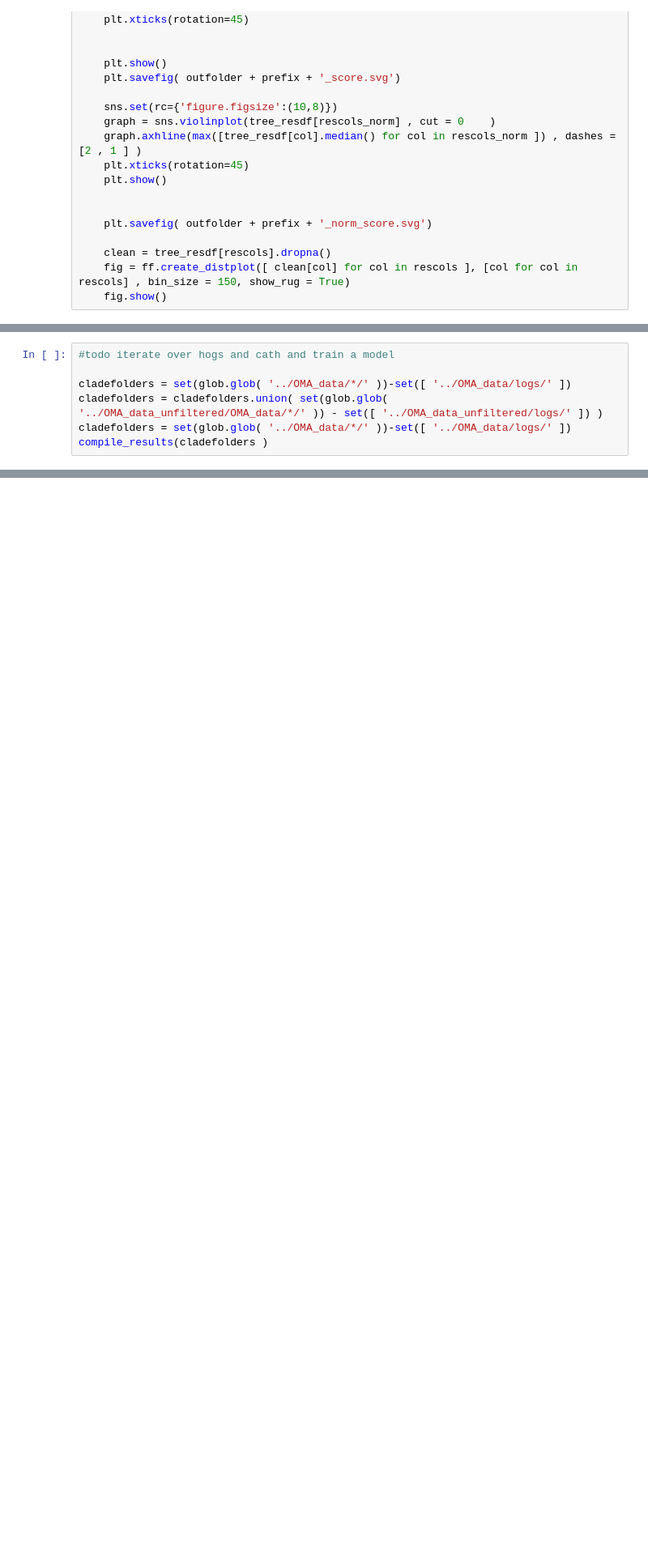
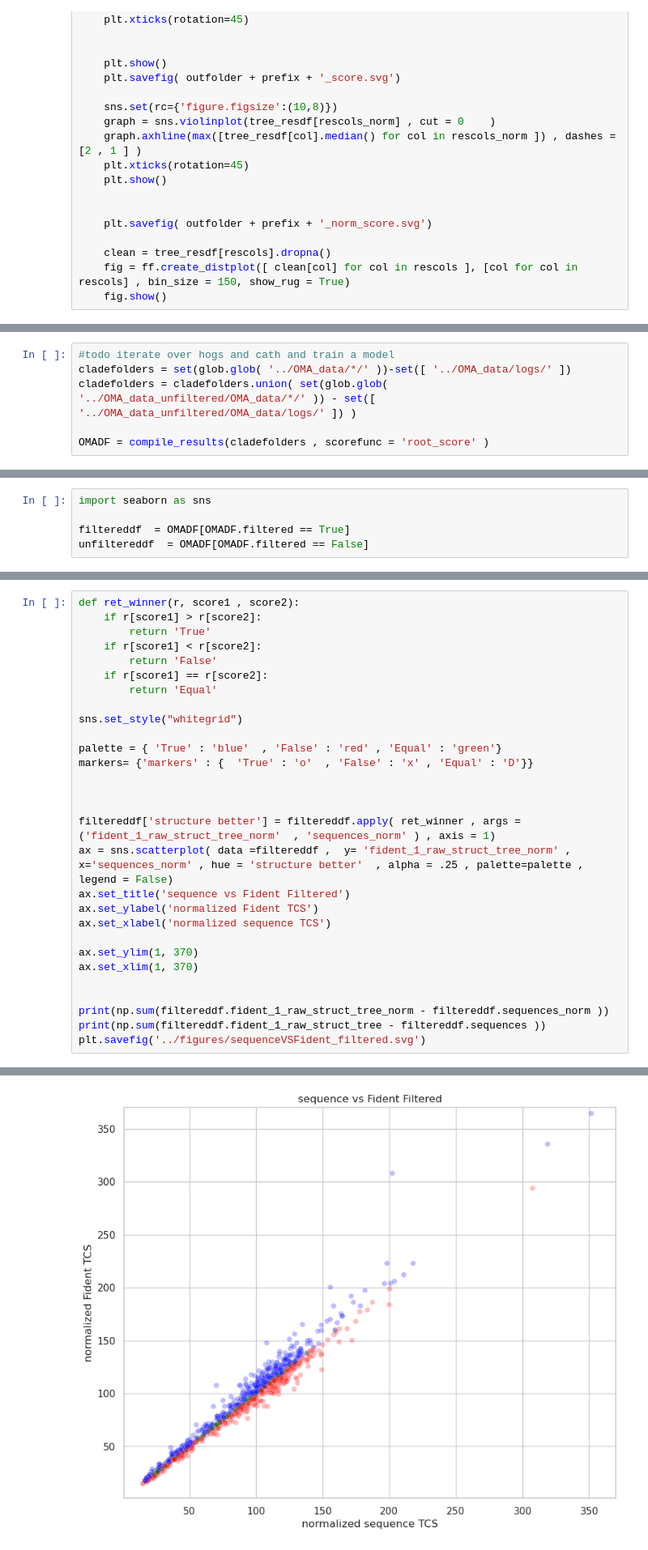
Before and after one commit to DessimozLab/fold_tree, a Jupyter notebook: notebooks/compare_treesets.ipynb, the cells around one changed output, grey strips where cells are left out. Shown: that part at 81% size. Cells and saved outputs as stored; diff of their text form; blank space fills up the shorter version.

```diff
--- a/notebooks/compare_treesets.ipynb
+++ b/notebooks/compare_treesets.ipynb
@@ -85,7 +85,6 @@ compile_results(cladefolders )
 # %%
 #todo iterate over hogs and cath and train a model
+cladefolders = set(glob.glob( '../OMA_data/*/' ))-set([ '../OMA_data/logs/' ])
+cladefolders = cladefolders.union( set(glob.glob( '../OMA_data_unfiltered/OMA_data/*/' )) - set([ '../OMA_data_unfiltered/OMA_data/logs/' ]) )
 
-cladefolders = set(glob.glob( '../OMA_data/*/' ))-set([ '../OMA_data/logs/' ])
-cladefolders = cladefolders.union( set(glob.glob( '../OMA_data_unfiltered/OMA_data/*/' )) - set([ '../OMA_data_unfiltered/logs/' ]) )
-cladefolders = set(glob.glob( '../OMA_data/*/' ))-set([ '../OMA_data/logs/' ])
-compile_results(cladefolders )
+OMADF = compile_results(cladefolders , scorefunc = 'root_score' )
@@ -126,0 +95,5 @@ nseqs != nstructs ../OMA_data/Bacteria/HOG142/
+# %%
+import seaborn as sns
+
+filtereddf  = OMADF[OMADF.filtered == True]
+unfiltereddf  = OMADF[OMADF.filtered == False]
@@ -126,0 +104,30 @@ nseqs != nstructs ../OMA_data/Bacteria/HOG142/
+# %%
+def ret_winner(r, score1 , score2):
+    if r[score1] > r[score2]:
+        return 'True'
+    if r[score1] < r[score2]:
+        return 'False'
+    if r[score1] == r[score2]:
+        return 'Equal'
+
+sns.set_style("whitegrid")
+
+palette = { 'True' : 'blue'  , 'False' : 'red' , 'Equal' : 'green'}
+markers= {'markers' : {  'True' : 'o'  , 'False' : 'x' , 'Equal' : 'D'}}
+
+
+
+filtereddf['structure better'] = filtereddf.apply( ret_winner , args = ('fident_1_raw_struct_tree_norm'  , 'sequences_norm' ) , axis = 1)
+ax = sns.scatterplot( data =filtereddf ,  y= 'fident_1_raw_struct_tree_norm' , x='sequences_norm' , hue = 'structure better'  , alpha = .25 , palette=palette , legend = False)
+ax.set_title('sequence vs Fident Filtered')
+ax.set_ylabel('normalized Fident TCS')
+ax.set_xlabel('normalized sequence TCS')
+
+ax.set_ylim(1, 370)
+ax.set_xlim(1, 370)
+
+
+print(np.sum(filtereddf.fident_1_raw_struct_tree_norm - filtereddf.sequences_norm ))
+print(np.sum(filtereddf.fident_1_raw_struct_tree - filtereddf.sequences ))
+plt.savefig('../figures/sequenceVSFident_filtered.svg')
+# %% [output]
@@ -126,0 +136 @@ nseqs != nstructs ../OMA_data/Bacteria/HOG142/
+[figure, added]
```
Also changed, not shown: parts of 20 cells of this notebook, 11 other files.
